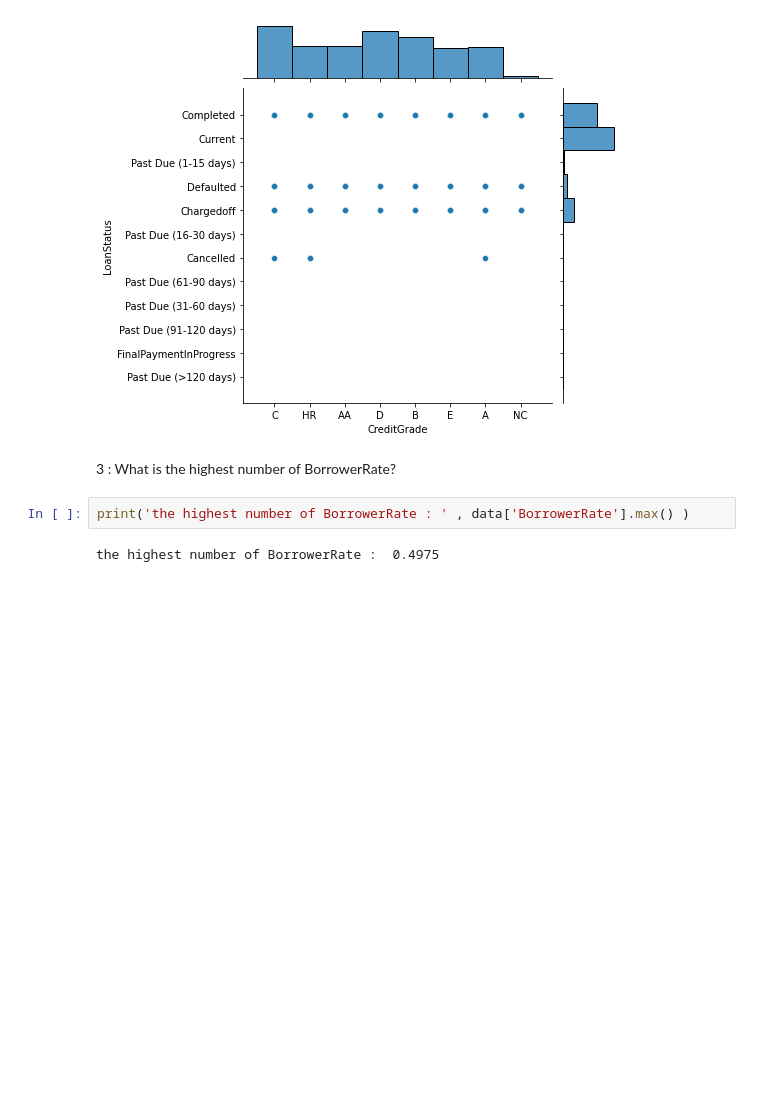
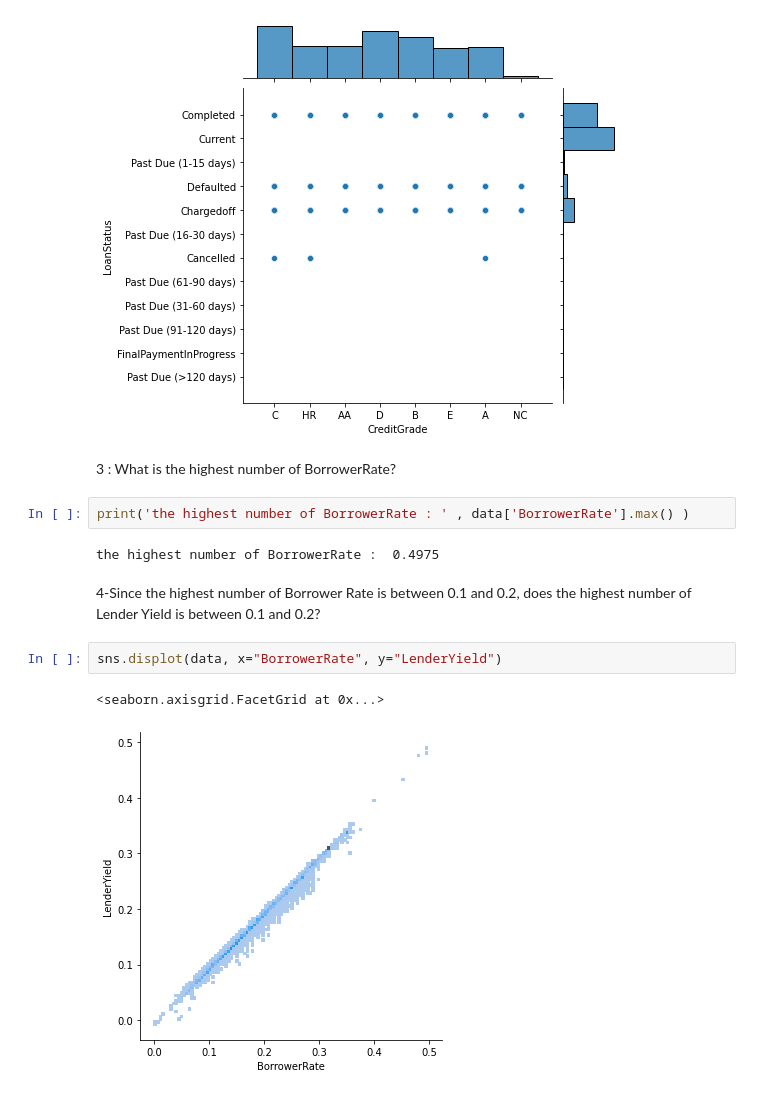
Before and after one commit to MAboElFottouh/Predictive-Modelling-Using-Social-Profile-in-Online-P2P-Lending-Market-Project-TCS56EA, a Jupyter notebook: task1.ipynb, the cells around one changed output. Saved outputs shown, nothing was run; the diff lists cells and outputs as text; blank space fills up the shorter version.

```diff
--- a/task1.ipynb
+++ b/task1.ipynb
@@ -126,3 +126,10 @@ sns.jointplot(data=data, x="CreditGrade", y="LoanStatus")
 print('the highest number of BorrowerRate : ' , data['BorrowerRate'].max() )
 # %% [output]
 the highest number of BorrowerRate :  0.4975
+# %% [markdown]
+4-Since the highest number of Borrower Rate is between 0.1 and 0.2, does the highest number of Lender Yield is between 0.1 and 0.2?
+# %%
+sns.displot(data, x="BorrowerRate", y="LenderYield")
+# %% [output]
+<seaborn.axisgrid.FacetGrid at 0x...>
+[figure, added]
```
Also changed, not shown: parts of 10 cells of this notebook.
